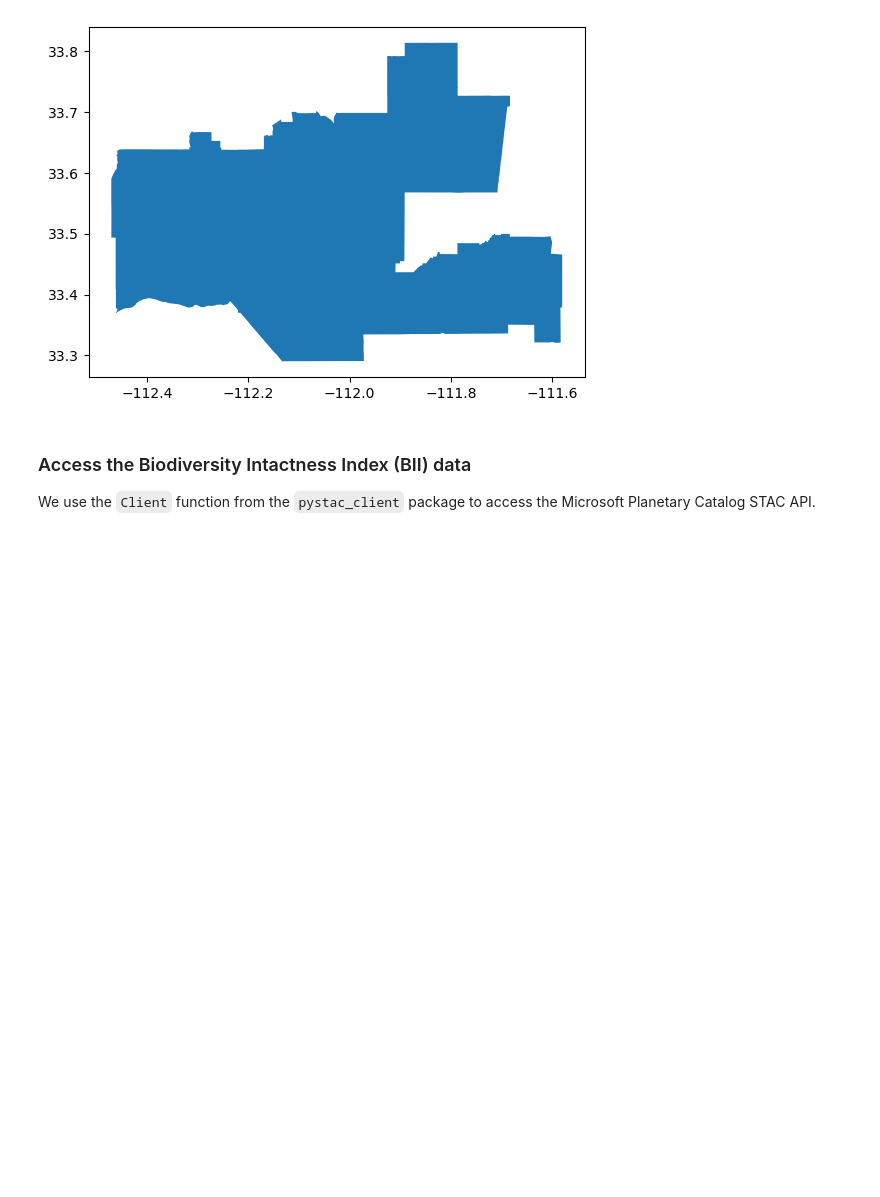
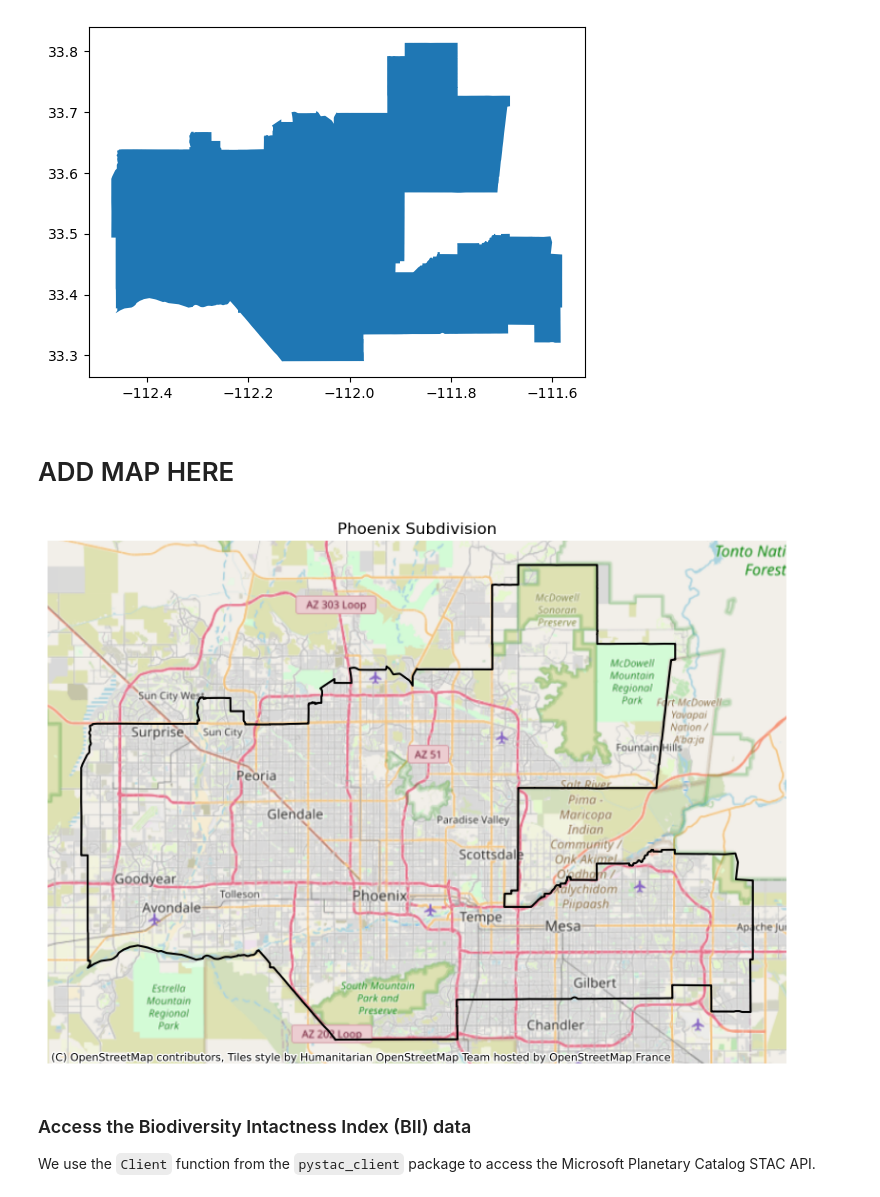
Before and after one commit to ceh58/biodiversity-phoenix, a Jupyter notebook: biodiversity-phoenix.ipynb, the cells around one changed output. Cells and saved outputs as stored; diff of their text form; code cells hidden in the pictures; blank space fills up the shorter version.

Commit message:
Add map of Phoenix.

```diff
--- a/biodiversity-phoenix.ipynb
+++ b/biodiversity-phoenix.ipynb
@@ -69,6 +69,28 @@ phoenix.plot()
 EPSG:4269
 <Axes: >
 [figure]
+# %% [markdown]
+# ADD MAP HERE
+# %%
+# Set up figure
+fig, ax = plt.subplots(figsize = (10, 10))
+
+# Plot the 2020 raster
+phoenix.boundary.plot(ax=ax,
+            color = "black")
+
+# Add a basemap
+ctx.add_basemap(ax, crs=phoenix.crs)
+
+# Set title
+ax.set_title("Phoenix Subdivision")
+
+# Turn axis off
+ax.axis("off")
+
+plt.show()
+# %% [output]
+[figure, added]
 # %% [markdown]
 ### Access the Biodiversity Intactness Index (BII) data
 We use the `Client` function from the `pystac_client` package to access the Microsoft Planetary Catalog STAC API.
```
Also changed, not shown: parts of 2 cells of this notebook.
